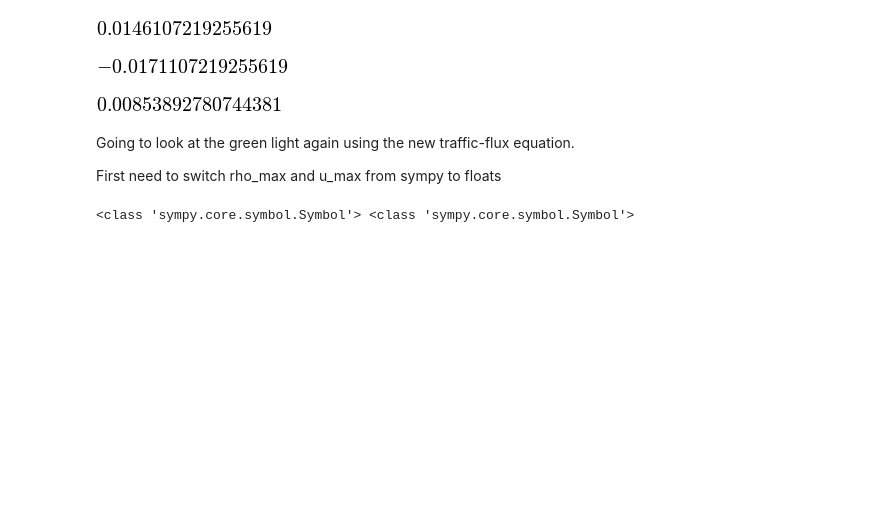
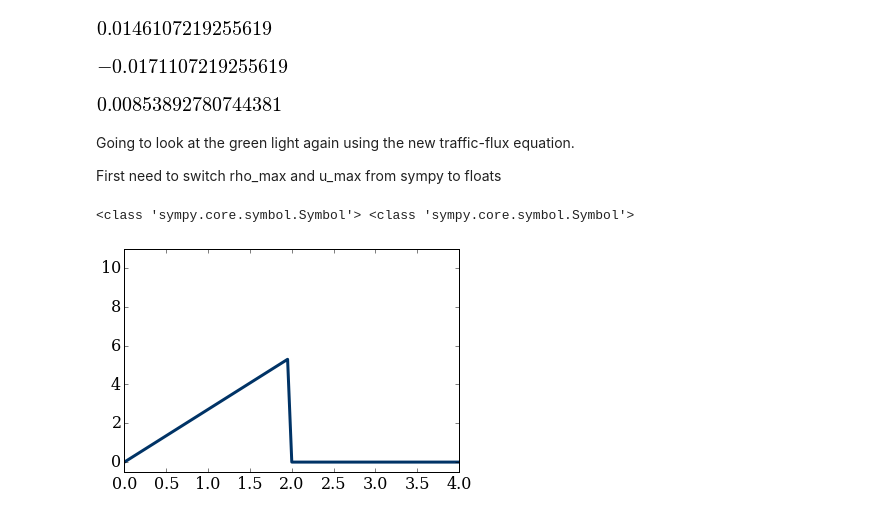
Before and after one commit to mjorisch/numerical-mooc, a Jupyter notebook: michaelj/module3_lesson3.ipynb, the cells around one changed output. Cells and saved outputs as stored; diff of their text form; code cells hidden in the pictures; blank space fills up the shorter version.

Commit message:
Plotted x vs rho_initial

```diff
--- a/michaelj/module3_lesson3.ipynb
+++ b/michaelj/module3_lesson3.ipynb
@@ -184,3 +184,8 @@ x = numpy.linspace(0,4,nx)
 rho_light = 5.5
 # %%
 rho_initial = rho_green_light(nx, rho_light)
+# %%
+pyplot.plot(x, rho_initial, color='#003366', ls='-', lw=3)
+pyplot.ylim(-0.5,11.);
+# %% [output]
+[figure, added]
```
